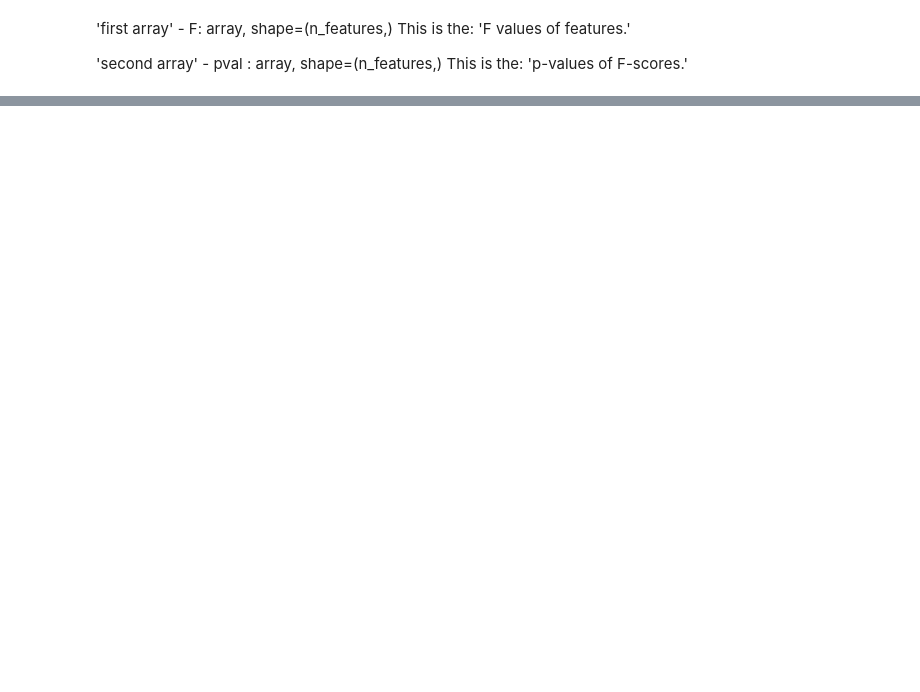
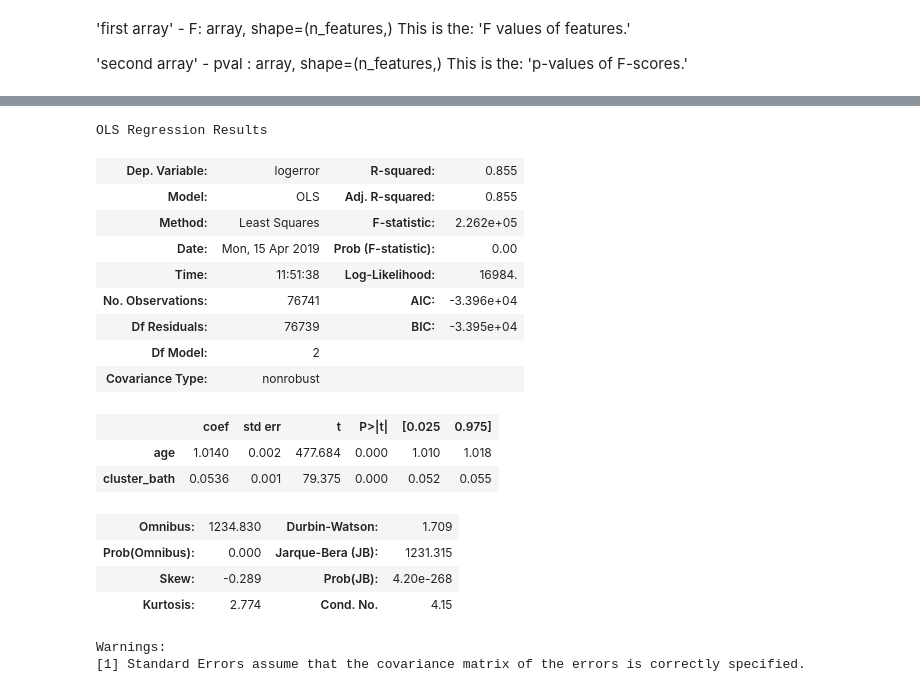
Before and after one commit to HackneyChad/clustering, a Jupyter notebook: explore_zillow.ipynb, the cells around one changed output, grey strips where cells are left out. Drawn from its saved outputs; the diff is of its cells as text; code cells hidden in the pictures; blank space fills up the shorter version.

```diff
--- a/explore_zillow.ipynb
+++ b/explore_zillow.ipynb
@@ -1285,0 +1338,8 @@ This is the: 'p-values of F-scores.'
+# %%
+kmeans = KMeans(n_clusters=2, random_state=123)
+kmeans.fit(df_cluster_exp[['fips_6059.0']])
+df_cluster_exp['cluster_fips_6059'] = kmeans.predict(df_cluster_exp[['fips_6059.0']])
+# %%
+kmeans = KMeans(n_clusters=2, random_state=123)
+kmeans.fit(df_cluster_exp[['fips_6111.0']])
+df_cluster_exp['cluster_fips_6111'] = kmeans.predict(df_cluster_exp[['fips_6111.0']])
@@ -1285,0 +1354,5 @@ This is the: 'p-values of F-scores.'
+# %%
+X = df_cluster_exp.drop(['logerror'], axis=1)
+y = df_cluster_exp[['logerror']]
+
+X.head()
@@ -1285,0 +1375,14 @@ This is the: 'p-values of F-scores.'
+# %%
+X_train, X_test, y_train, y_test = train_test_split(X, y, train_size=.7, random_state=123)
+
+train = pd.concat([X_train, y_train], axis=1)
+test = pd.concat([X_test, y_test], axis=1)
+
+train = pd.concat([X_train, y_train], axis=1)
+print("Train columns:  %s" % list(train.columns))
+print("Train dimensions (rows, columns):", train.shape)
+print('\n')
+
+test = pd.concat([X_test, y_test], axis=1)
+print("Test columns:  %s" % list(test.columns))
+print("Test dimensions (rows, columns):", test.shape)
@@ -1285,0 +1448,24 @@ This is the: 'p-values of F-scores.'
+# %%
+ols_model = sm.OLS(y_train, X_train[['age','cluster_bath']])
+fit = ols_model.fit()
+fit.summary()
+# %% [output]
+OLS Regression Results
+| Dep. Variable: | logerror | R-squared: | 0.855 |
+| Model: | OLS | Adj. R-squared: | 0.855 |
+| Method: | Least Squares | F-statistic: | 2.262e+05 |
+| Date: | Mon, 15 Apr 2019 | Prob (F-statistic): | 0.00 |
+| Time: | 11:51:38 | Log-Likelihood: | 16984. |
+| No. Observations: | 76741 | AIC: | -3.396e+04 |
+| Df Residuals: | 76739 | BIC: | -3.395e+04 |
+| Df Model: | 2 |  |  |
+| Covariance Type: | nonrobust |  |  |
+|  | coef | std err | t | P>|t| | [0.025 | 0.975] |
+| age | 1.0140 | 0.002 | 477.684 | 0.000 | 1.010 | 1.018 |
+| cluster_bath | 0.0536 | 0.001 | 79.375 | 0.000 | 0.052 | 0.055 |
+| Omnibus: | 1234.830 | Durbin-Watson: | 1.709 |
+| Prob(Omnibus): | 0.000 | Jarque-Bera (JB): | 1231.315 |
+| Skew: | -0.289 | Prob(JB): | 4.20e-268 |
+| Kurtosis: | 2.774 | Cond. No. | 4.15 |
+Warnings:
+[1] Standard Errors assume that the covariance matrix of the errors is correctly specified.
```
Also changed, not shown: parts of 69 cells of this notebook.
